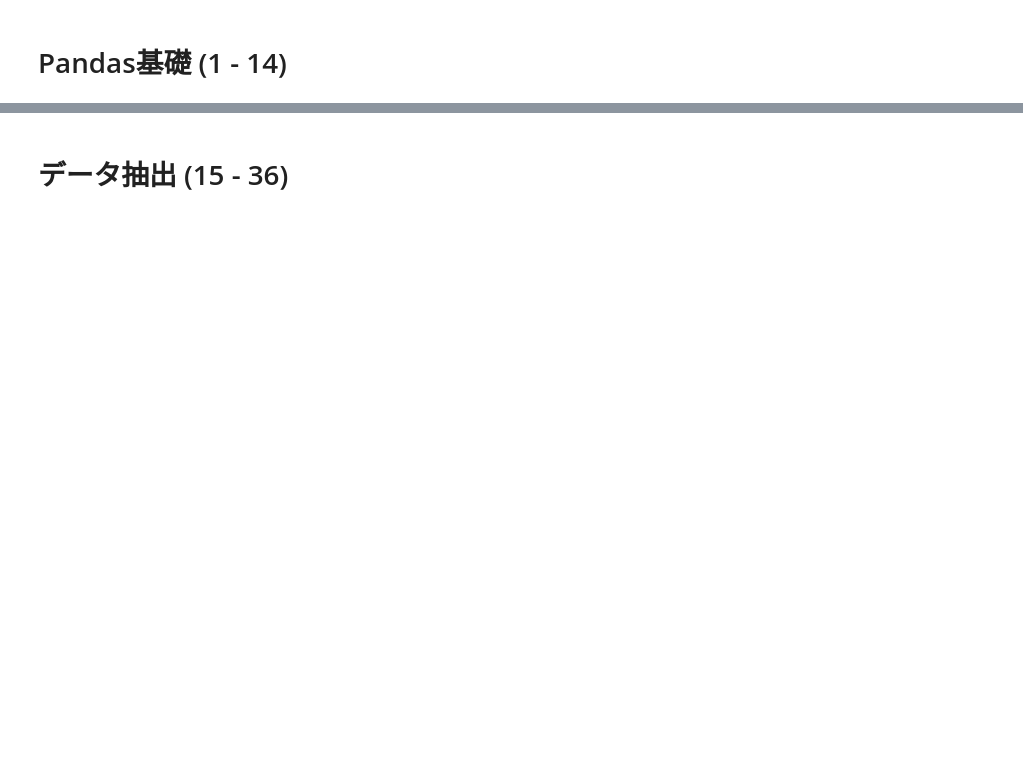
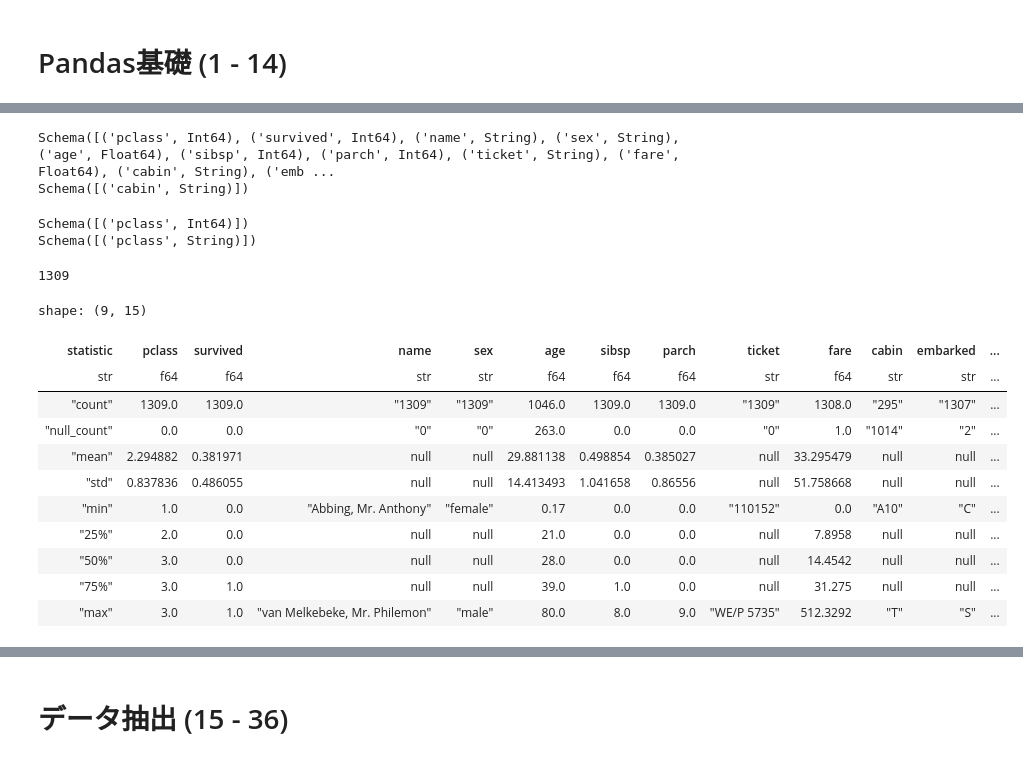
Before and after one commit to yu-anono/polars-, a Jupyter notebook: 01_Polars_100_Knocks_for_colab.ipynb, the cells around one changed output, grey strips where cells are left out. Drawn from its saved outputs; the diff is of its cells as text; code cells hidden in the pictures; blank space fills up the shorter version.

```diff
--- a/01_Polars_100_Knocks_for_colab.ipynb
+++ b/01_Polars_100_Knocks_for_colab.ipynb
@@ -129,22 +231,62 @@ df = initialize1() #初期化
 # ② dfのcabinの列のデータ型を確認
 #print(ans[8]) #解答表示
 df = initialize1() #初期化
+
+
+
+print(df.schema)
+print(df.select(pl.col('cabin')).schema)
+# %% [output]
+Schema([('pclass', Int64), ('survived', Int64), ('name', String), ('sex', String), ('age', Float64), ('sibsp', Int64), ('parch', Int64), ('ticket', String), ('fare', Float64), ('cabin', String), ('emb ...
+Schema([('cabin', String)])
 # %%
 # 【9】
 # ① dfのpclassの列のデータ型をschemaで確認
 # ② 数値型から文字列型に変換し、データ型をschemaで確認
 #print(ans[9]) #解答表示
 df = initialize1() #初期化
+
+
+
+print(df.select(pl.col('pclass')).schema)
+df = df.with_columns(pl.col('pclass').cast(pl.Utf8))
+print(df.select(pl.col('pclass')).schema)
+# %% [output]
+Schema([('pclass', Int64)])
+Schema([('pclass', String)])
 # %%
 # 【10】
 # dfのレコード数(行数)を確認
 #print(ans[10]) #解答表示
 df = initialize1() #初期化
+
+
+
+len(df)
+# %% [output]
+1309
 # %%
 # 【11】
 # dfのレコード数(行数)、各列のデータ型、欠損値の有無を確認
 #print(ans[11]) #解答表示
 df = initialize1() #初期化
+
+
+
+df.describe()
+# %% [output]
+shape: (9, 15)
+| statistic | pclass | survived | name | sex | age | sibsp | parch | ticket | fare | cabin | embarked | ... |
+| str | f64 | f64 | str | str | f64 | f64 | f64 | str | f64 | str | str | ... |
+| "count" | 1309.0 | 1309.0 | "1309" | "1309" | 1046.0 | 1309.0 | 1309.0 | "1309" | 1308.0 | "295" | "1307" | ... |
+| "null_count" | 0.0 | 0.0 | "0" | "0" | 263.0 | 0.0 | 0.0 | "0" | 1.0 | "1014" | "2" | ... |
+| "mean" | 2.294882 | 0.381971 | null | null | 29.881138 | 0.498854 | 0.385027 | null | 33.295479 | null | null | ... |
+| "std" | 0.837836 | 0.486055 | null | null | 14.413493 | 1.041658 | 0.86556 | null | 51.758668 | null | null | ... |
+| "min" | 1.0 | 0.0 | "Abbing, Mr. Anthony" | "female" | 0.17 | 0.0 | 0.0 | "110152" | 0.0 | "A10" | "C" | ... |
+| "25%" | 2.0 | 0.0 | null | null | 21.0 | 0.0 | 0.0 | null | 7.8958 | null | null | ... |
+| "50%" | 3.0 | 0.0 | null | null | 28.0 | 0.0 | 0.0 | null | 14.4542 | null | null | ... |
+| "75%" | 3.0 | 1.0 | null | null | 39.0 | 1.0 | 0.0 | null | 31.275 | null | null | ... |
+| "max" | 3.0 | 1.0 | "van Melkebeke, Mr. Philemon" | "male" | 80.0 | 8.0 | 9.0 | "WE/P 5735" | 512.3292 | "T" | "S" | ... |
 # %%
 # 【12】
 # dfのsex,cabinの列の要素を確認
```
Also changed, not shown: parts of 24 cells of this notebook.
